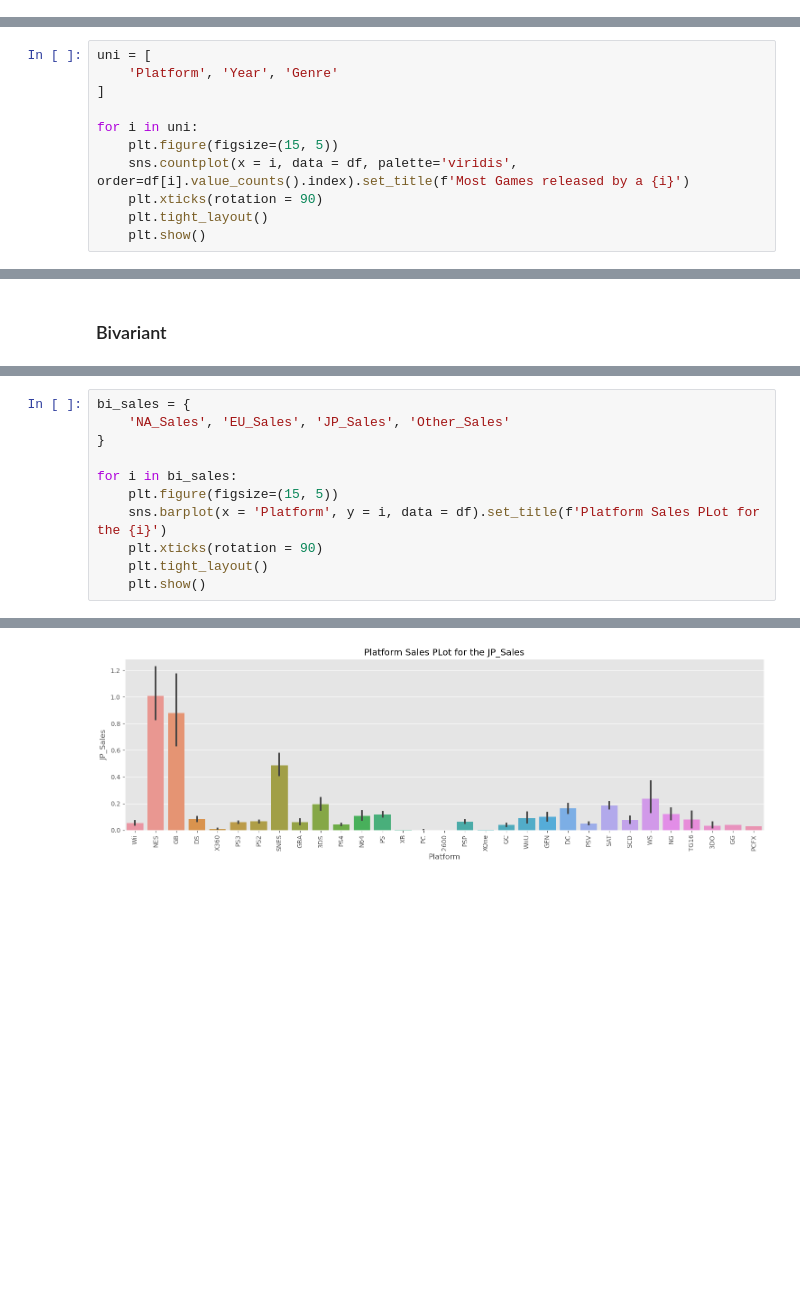
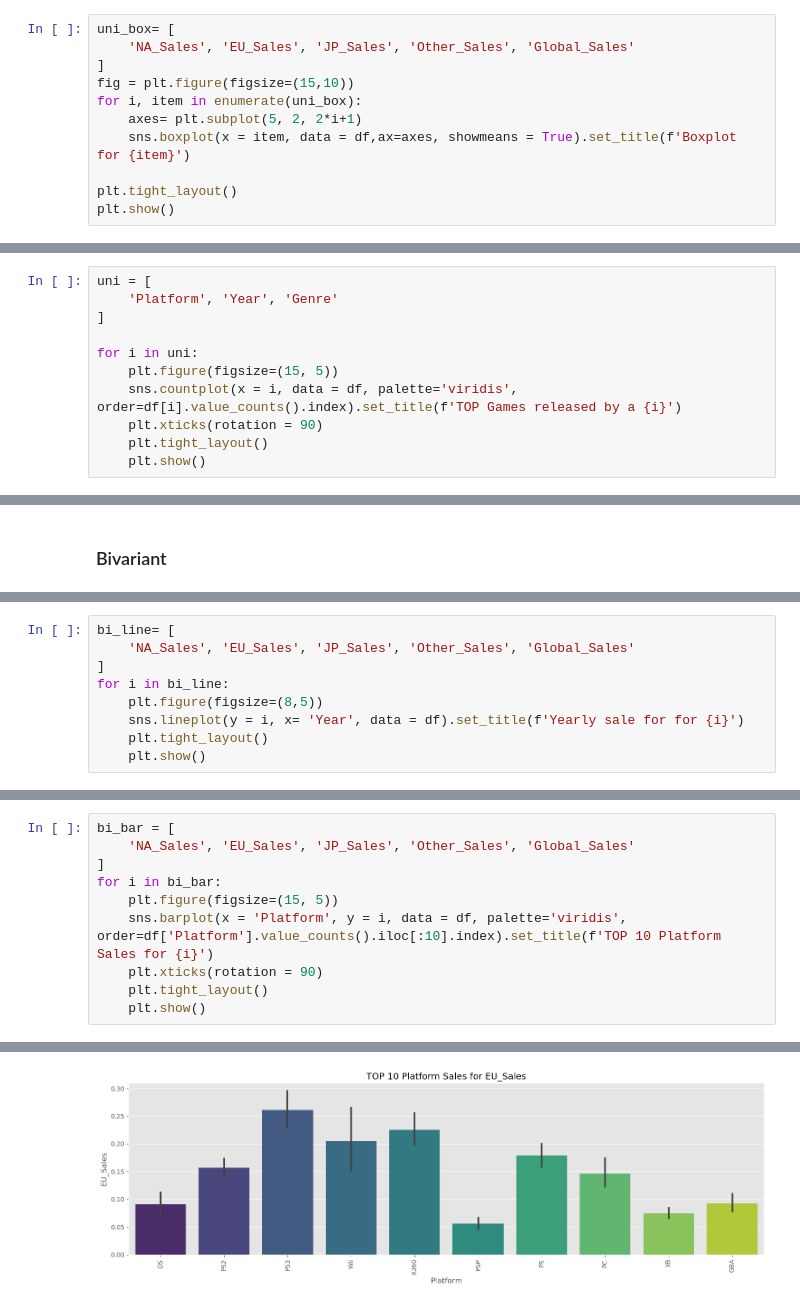
Before and after one commit to Aman-Baruwal/Games_Sales_Analysis, a Jupyter notebook: games_sales.ipynb, the cells around one changed output, grey strips where cells are left out. Cells and saved outputs as stored; diff of their text form; blank space fills up the shorter version.

```diff
--- a/games_sales.ipynb
+++ b/games_sales.ipynb
@@ -113,0 +114,11 @@ plt.show()
+# %%
+uni_box= [
+    'NA_Sales', 'EU_Sales', 'JP_Sales', 'Other_Sales', 'Global_Sales'
+]
+fig = plt.figure(figsize=(15,10))
+for i, item in enumerate(uni_box):
+    axes= plt.subplot(5, 2, 2*i+1)
+    sns.boxplot(x = item, data = df,ax=axes, showmeans = True).set_title(f'Boxplot for {item}')
+
+plt.tight_layout()
+plt.show()
@@ -118,7 +133,7 @@ uni = [
 
 for i in uni:
     plt.figure(figsize=(15, 5))
-    sns.countplot(x = i, data = df, palette='viridis', order=df[i].value_counts().index).set_title(f'Most Games released by a {i}')
+    sns.countplot(x = i, data = df, palette='viridis', order=df[i].value_counts().index).set_title(f'TOP Games released by a {i}')
     plt.xticks(rotation = 90)
     plt.tight_layout()
     plt.show()
@@ -142,0 +178,9 @@ sales plot for the countries sales
+# %%
+bi_line= [
+    'NA_Sales', 'EU_Sales', 'JP_Sales', 'Other_Sales', 'Global_Sales'
+]
+for i in bi_line:
+    plt.figure(figsize=(8,5))
+    sns.lineplot(y = i, x= 'Year', data = df).set_title(f'Yearly sale for for {i}')
+    plt.tight_layout()
+    plt.show()
@@ -143,11 +197,10 @@ sales plot for the countries sales
 # %%
-bi_sales = {
-    'NA_Sales', 'EU_Sales', 'JP_Sales', 'Other_Sales'
-}
-
-for i in bi_sales:
+bi_bar = [
+    'NA_Sales', 'EU_Sales', 'JP_Sales', 'Other_Sales', 'Global_Sales'
+]
+for i in bi_bar:
     plt.figure(figsize=(15, 5))
-    sns.barplot(x = 'Platform', y = i, data = df).set_title(f'Platform Sales PLot for the {i}')
+    sns.barplot(x = 'Platform', y = i, data = df, palette='viridis', order=df['Platform'].value_counts().iloc[:10].index).set_title(f'TOP 10 Platform Sales for {i}')
     plt.xticks(rotation = 90)
     plt.tight_layout()
     plt.show()
@@ -156 +209 @@ for i in bi_sales:
-[figure, old version]
+[figure, new version]
```
Also changed, not shown: parts of 17 cells of this notebook.
